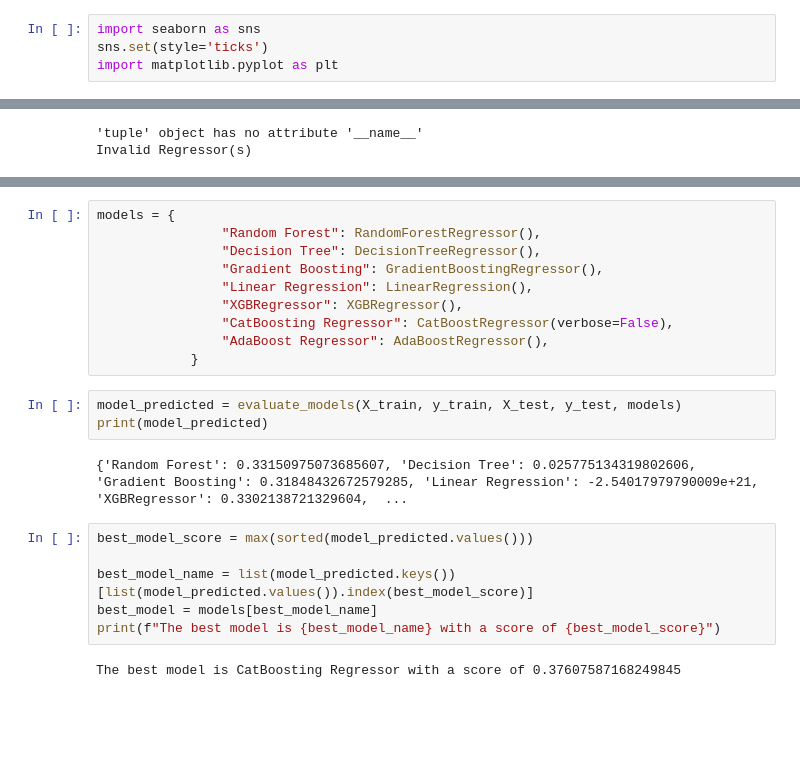
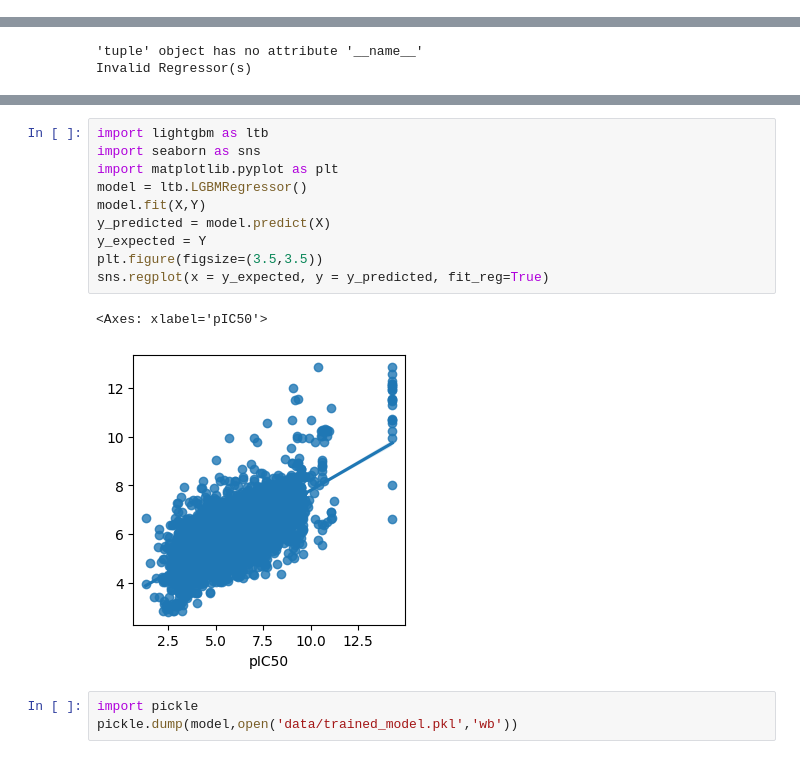
Before and after one commit to Curtis-Wu/Computational-Drug-Discovery-Webapp, a Jupyter notebook: models/acetylcholinesterase/Computational Drug Discovery Project.ipynb, the cells around one changed output, grey strips where cells are left out. Saved outputs shown, nothing was run; the diff lists cells and outputs as text; blank space fills up the shorter version.

Commit message:
Completed model training and saving

```diff
--- a/models/acetylcholinesterase/Computational Drug Discovery Project.ipynb
+++ b/models/acetylcholinesterase/Computational Drug Discovery Project.ipynb
@@ -371,4 +350,0 @@ df_2class.shape
-# %%
-import seaborn as sns
-sns.set(style='ticks')
-import matplotlib.pyplot as plt
@@ -759,23 +506,16 @@ def evaluate_models(X_train, y_train, X_test, y_test, models):
-# %%
-models = {
-                "Random Forest": RandomForestRegressor(),
-                "Decision Tree": DecisionTreeRegressor(),
-                "Gradient Boosting": GradientBoostingRegressor(),
-                "Linear Regression": LinearRegression(),
-                "XGBRegressor": XGBRegressor(),
-                "CatBoosting Regressor": CatBoostRegressor(verbose=False),
-                "AdaBoost Regressor": AdaBoostRegressor(),
-            }
-# %%
-model_predicted = evaluate_models(X_train, y_train, X_test, y_test, models)
-print(model_predicted)
-# %% [output]
-{'Random Forest': 0.33150975073685607, 'Decision Tree': 0.025775134319802606, 'Gradient Boosting': 0.31848432672579285, 'Linear Regression': -2.54017979790009e+21, 'XGBRegressor': 0.3302138721329604,  ...
-# %%
-best_model_score = max(sorted(model_predicted.values()))
-
-best_model_name = list(model_predicted.keys())[list(model_predicted.values()).index(best_model_score)]
-best_model = models[best_model_name]
-print(f"The best model is {best_model_name} with a score of {best_model_score}")
-# %% [output]
-The best model is CatBoosting Regressor with a score of 0.37607587168249845
+# %%
+import lightgbm as ltb
+import seaborn as sns
+import matplotlib.pyplot as plt
+model = ltb.LGBMRegressor()
+model.fit(X,Y)
+y_predicted = model.predict(X)
+y_expected = Y
+plt.figure(figsize=(3.5,3.5))
+sns.regplot(x = y_expected, y = y_predicted, fit_reg=True)
+# %% [output]
+<Axes: xlabel='pIC50'>
+[figure, added]
+# %%
+import pickle
+pickle.dump(model,open('data/trained_model.pkl','wb'))
```
Also changed, not shown: parts of 46 cells of this notebook, 6 other files.
